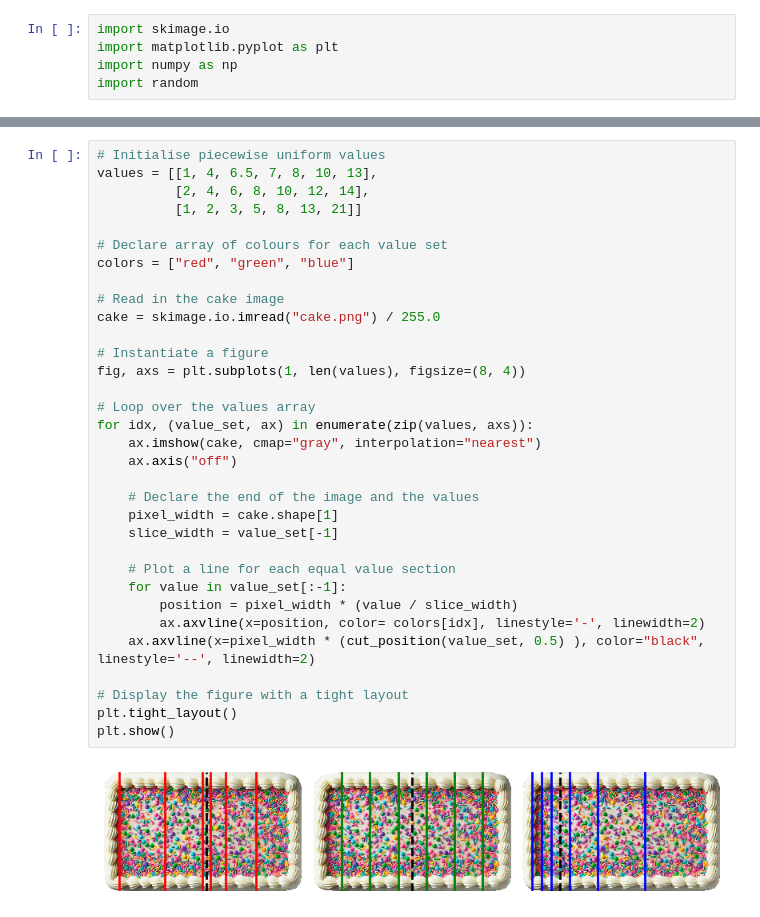
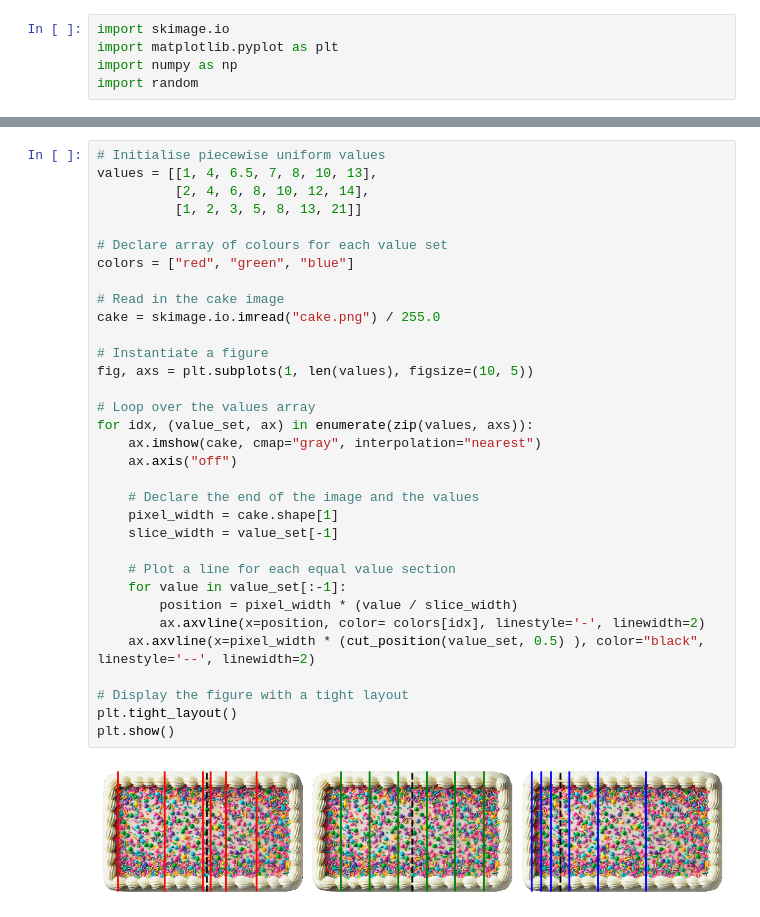
Before and after one commit to tjqscott/cake_cutting, a Jupyter notebook: prototype.ipynb, the cells around one changed output, grey strips where cells are left out. Drawn from its saved outputs; the diff is of its cells as text.

```diff
--- a/prototype.ipynb
+++ b/prototype.ipynb
@@ -9,32 +60,32 @@ values = [[1, 4, 6.5, 7, 8, 10, 13],
           [2, 4, 6, 8, 10, 12, 14],
           [1, 2, 3, 5, 8, 13, 21]]
 
 # Declare array of colours for each value set
 colors = ["red", "green", "blue"]
 
 # Read in the cake image
 cake = skimage.io.imread("cake.png") / 255.0
 
 # Instantiate a figure
-fig, axs = plt.subplots(1, len(values), figsize=(8, 4))
+fig, axs = plt.subplots(1, len(values), figsize=(10, 5))
 
 # Loop over the values array
 for idx, (value_set, ax) in enumerate(zip(values, axs)):
     ax.imshow(cake, cmap="gray", interpolation="nearest")
     ax.axis("off")
 
     # Declare the end of the image and the values
     pixel_width = cake.shape[1]
     slice_width = value_set[-1]
 
     # Plot a line for each equal value section
     for value in value_set[:-1]:
         position = pixel_width * (value / slice_width)
         ax.axvline(x=position, color= colors[idx], linestyle='-', linewidth=2)
     ax.axvline(x=pixel_width * (cut_position(value_set, 0.5) ), color="black", linestyle='--', linewidth=2)
 
 # Display the figure with a tight layout
 plt.tight_layout()
 plt.show()
 # %% [output]
-[figure, old version]
+[figure, new version]
```
Also changed, not shown: parts of 8 cells of this notebook.
